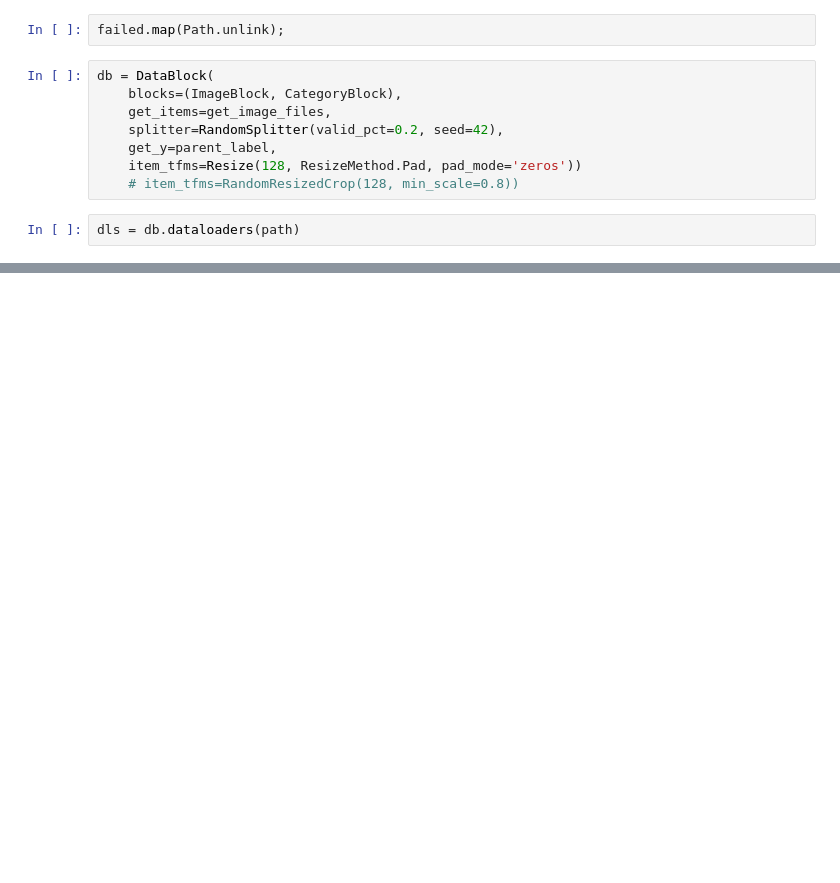
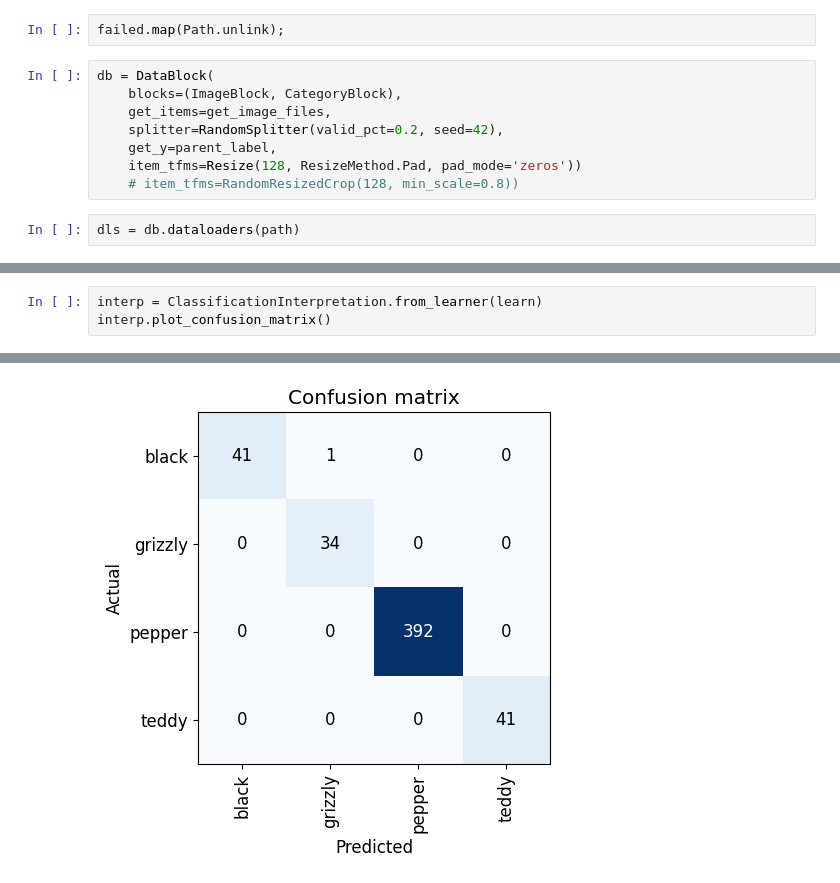
Before and after one commit to DanTulovsky/dl0, a Jupyter notebook: pepper.ipynb, the cells around one changed output, grey strips where cells are left out. Drawn from its saved outputs; the diff is of its cells as text; blank space fills up the shorter version.

```diff
--- a/pepper.ipynb
+++ b/pepper.ipynb
@@ -53,0 +54,4 @@ learn.fine_tune(4)
+# %%
+interp = ClassificationInterpretation.from_learner(learn)
+interp.plot_confusion_matrix()
+# %% [output]
@@ -53,0 +60 @@ learn.fine_tune(4)
+[figure, added]
```
Also changed, not shown: parts of 9 cells of this notebook.
